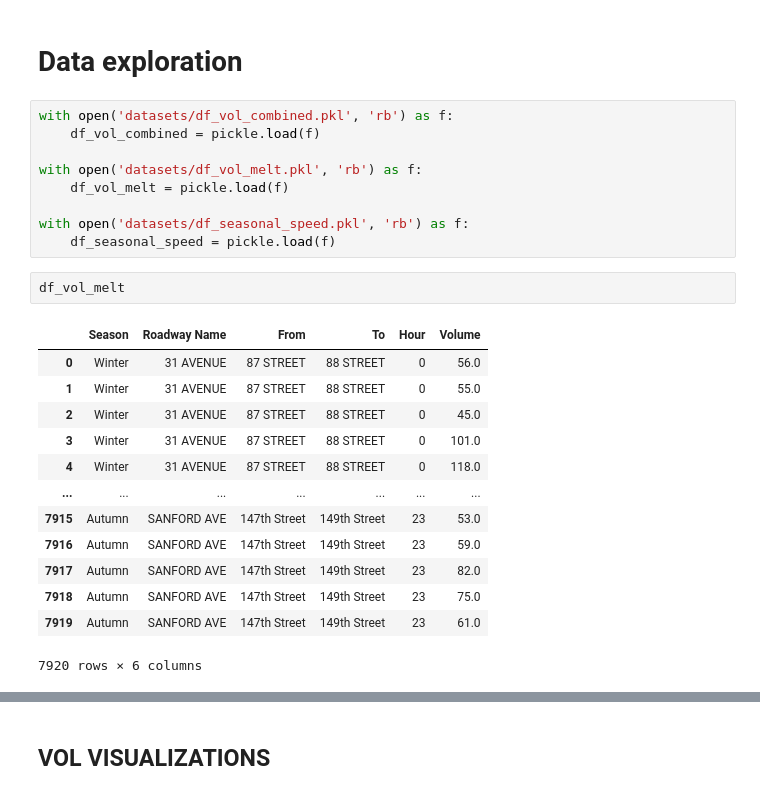
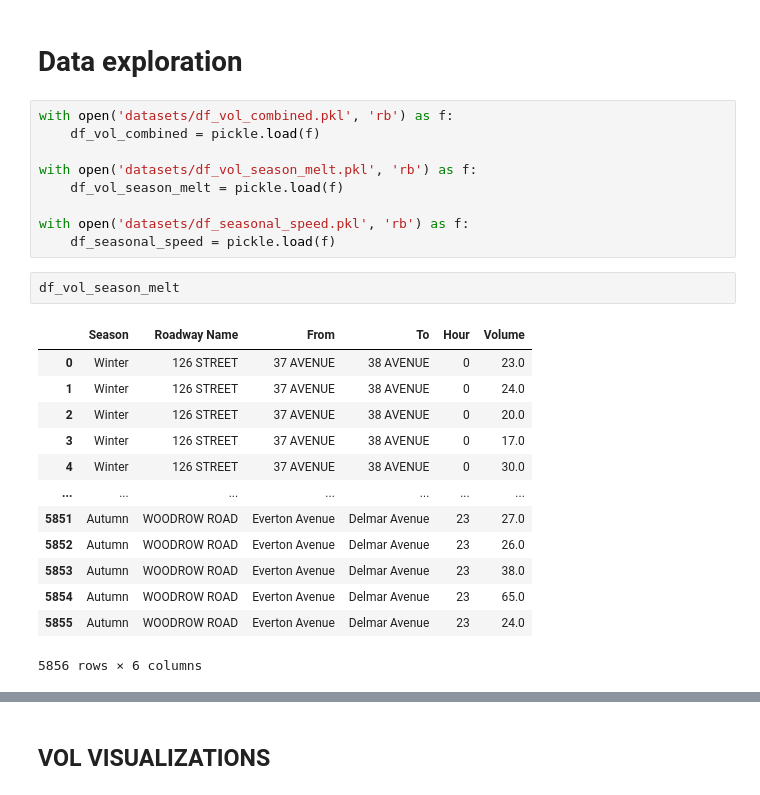
Before and after one commit to TerjeOtsa/Group3_Evolutionary-algorithms, a Jupyter notebook: Problem_1/data_exploration.ipynb, the cells around one changed output, grey strips where cells are left out. Saved outputs shown, nothing was run; the diff lists cells and outputs as text.

```diff
--- a/Problem_1/data_exploration.ipynb
+++ b/Problem_1/data_exploration.ipynb
@@ -12,27 +12,27 @@ import math
 with open('datasets/df_vol_combined.pkl', 'rb') as f:
     df_vol_combined = pickle.load(f)
 
-with open('datasets/df_vol_melt.pkl', 'rb') as f:
-    df_vol_melt = pickle.load(f)
+with open('datasets/df_vol_season_melt.pkl', 'rb') as f:
+    df_vol_season_melt = pickle.load(f)
 
 with open('datasets/df_seasonal_speed.pkl', 'rb') as f:
     df_seasonal_speed = pickle.load(f)
-# %%
-df_vol_melt
-# %% [output]
-|  | Season | Roadway Name | From | To | Hour | Volume |
-| 0 | Winter | 31 AVENUE | 87 STREET | 88 STREET | 0 | 56.0 |
-| 1 | Winter | 31 AVENUE | 87 STREET | 88 STREET | 0 | 55.0 |
-| 2 | Winter | 31 AVENUE | 87 STREET | 88 STREET | 0 | 45.0 |
-| 3 | Winter | 31 AVENUE | 87 STREET | 88 STREET | 0 | 101.0 |
-| 4 | Winter | 31 AVENUE | 87 STREET | 88 STREET | 0 | 118.0 |
-| ... | ... | ... | ... | ... | ... | ... |
-| 7915 | Autumn | SANFORD AVE | 147th Street | 149th Street | 23 | 53.0 |
-| 7916 | Autumn | SANFORD AVE | 147th Street | 149th Street | 23 | 59.0 |
-| 7917 | Autumn | SANFORD AVE | 147th Street | 149th Street | 23 | 82.0 |
-| 7918 | Autumn | SANFORD AVE | 147th Street | 149th Street | 23 | 75.0 |
-| 7919 | Autumn | SANFORD AVE | 147th Street | 149th Street | 23 | 61.0 |
-7920 rows × 6 columns
+# %%
+df_vol_season_melt
+# %% [output]
+|  | Season | Roadway Name | From | To | Hour | Volume |
+| 0 | Winter | 126 STREET | 37 AVENUE | 38 AVENUE | 0 | 23.0 |
+| 1 | Winter | 126 STREET | 37 AVENUE | 38 AVENUE | 0 | 24.0 |
+| 2 | Winter | 126 STREET | 37 AVENUE | 38 AVENUE | 0 | 20.0 |
+| 3 | Winter | 126 STREET | 37 AVENUE | 38 AVENUE | 0 | 17.0 |
+| 4 | Winter | 126 STREET | 37 AVENUE | 38 AVENUE | 0 | 30.0 |
+| ... | ... | ... | ... | ... | ... | ... |
+| 5851 | Autumn | WOODROW ROAD | Everton Avenue | Delmar Avenue | 23 | 27.0 |
+| 5852 | Autumn | WOODROW ROAD | Everton Avenue | Delmar Avenue | 23 | 26.0 |
+| 5853 | Autumn | WOODROW ROAD | Everton Avenue | Delmar Avenue | 23 | 38.0 |
+| 5854 | Autumn | WOODROW ROAD | Everton Avenue | Delmar Avenue | 23 | 65.0 |
+| 5855 | Autumn | WOODROW ROAD | Everton Avenue | Delmar Avenue | 23 | 24.0 |
+5856 rows × 6 columns
 # %%
 df_vol_combined
 # %% [output]
```
Also changed, not shown: parts of 6 cells of this notebook, 10 other files.
